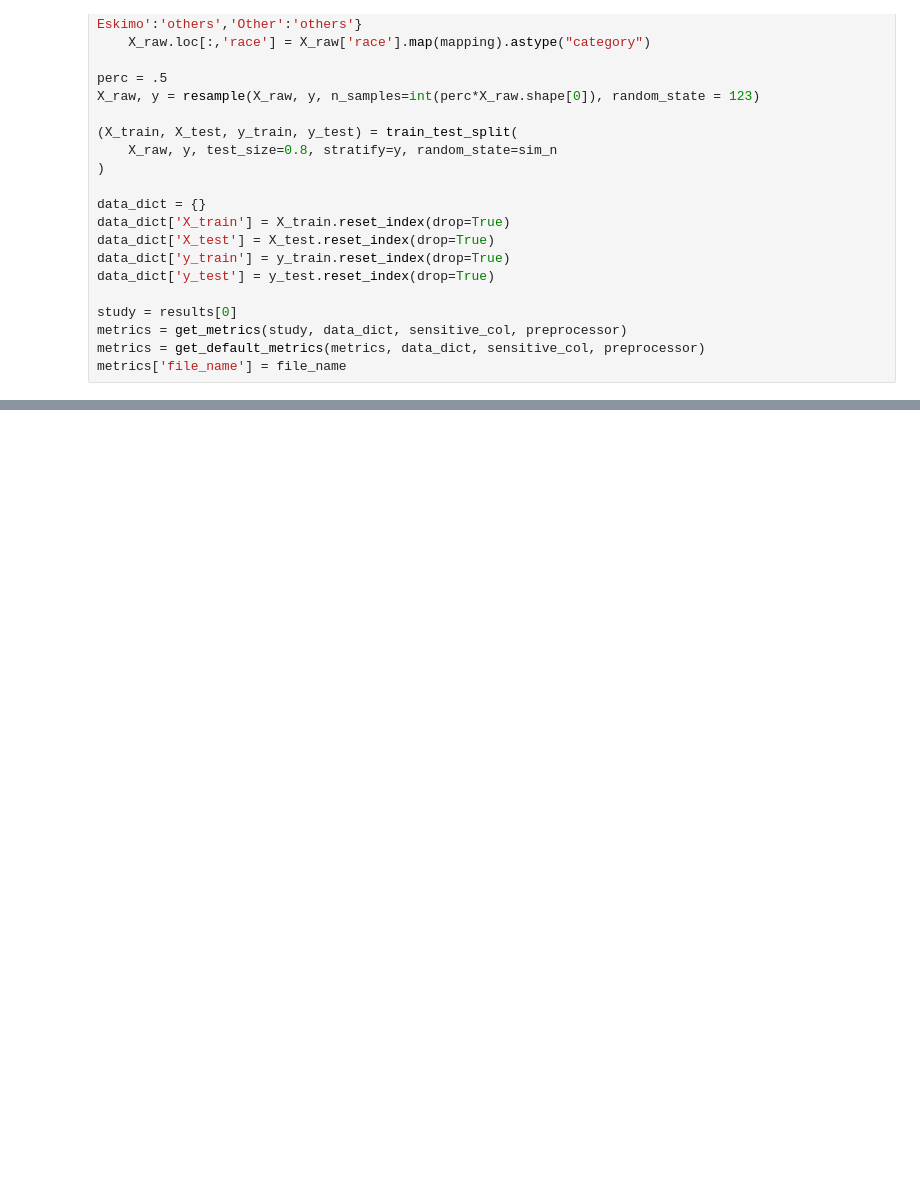
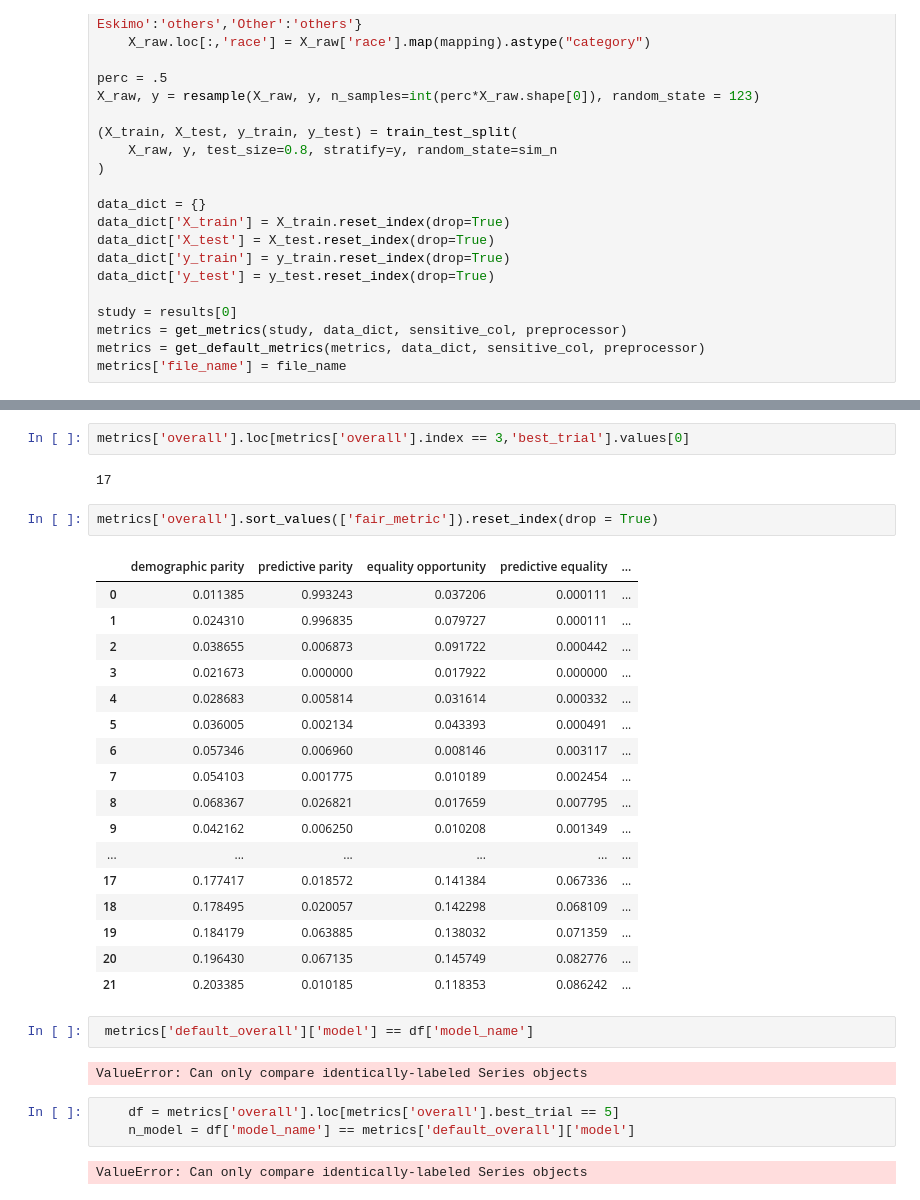
Before and after one commit to AzucenaMV/fairness, a Jupyter notebook: src/notebooks/ho_results_db.ipynb, the cells around one changed output, grey strips where cells are left out. Drawn from its saved outputs; the diff is of its cells as text; blank space fills up the shorter version.

```diff
--- a/src/notebooks/ho_results_db.ipynb
+++ b/src/notebooks/ho_results_db.ipynb
@@ -235,0 +273,33 @@ metrics['file_name'] = file_name
+# %%
+metrics['overall'].loc[metrics['overall'].index == 3,'best_trial'].values[0]
+# %% [output]
+17
+# %%
+metrics['overall'].sort_values(['fair_metric']).reset_index(drop = True)
+# %% [output]
+|  | demographic parity | predictive parity | equality opportunity | predictive equality | ... |
+| 0 | 0.011385 | 0.993243 | 0.037206 | 0.000111 | ... |
+| 1 | 0.024310 | 0.996835 | 0.079727 | 0.000111 | ... |
+| 2 | 0.038655 | 0.006873 | 0.091722 | 0.000442 | ... |
+| 3 | 0.021673 | 0.000000 | 0.017922 | 0.000000 | ... |
+| 4 | 0.028683 | 0.005814 | 0.031614 | 0.000332 | ... |
+| 5 | 0.036005 | 0.002134 | 0.043393 | 0.000491 | ... |
+| 6 | 0.057346 | 0.006960 | 0.008146 | 0.003117 | ... |
+| 7 | 0.054103 | 0.001775 | 0.010189 | 0.002454 | ... |
+| 8 | 0.068367 | 0.026821 | 0.017659 | 0.007795 | ... |
+| 9 | 0.042162 | 0.006250 | 0.010208 | 0.001349 | ... |
+| ... | ... | ... | ... | ... | ... |
+| 17 | 0.177417 | 0.018572 | 0.141384 | 0.067336 | ... |
+| 18 | 0.178495 | 0.020057 | 0.142298 | 0.068109 | ... |
+| 19 | 0.184179 | 0.063885 | 0.138032 | 0.071359 | ... |
+| 20 | 0.196430 | 0.067135 | 0.145749 | 0.082776 | ... |
+| 21 | 0.203385 | 0.010185 | 0.118353 | 0.086242 | ... |
+# %%
+ metrics['default_overall']['model'] == df['model_name']
+# %% [output]
+ValueError: Can only compare identically-labeled Series objects
+# %%
+    df = metrics['overall'].loc[metrics['overall'].best_trial == 5]
+    n_model = df['model_name'] == metrics['default_overall']['model']
+# %% [output]
+ValueError: Can only compare identically-labeled Series objects
```
Also changed, not shown: parts of 15 cells of this notebook, 6 other files.
